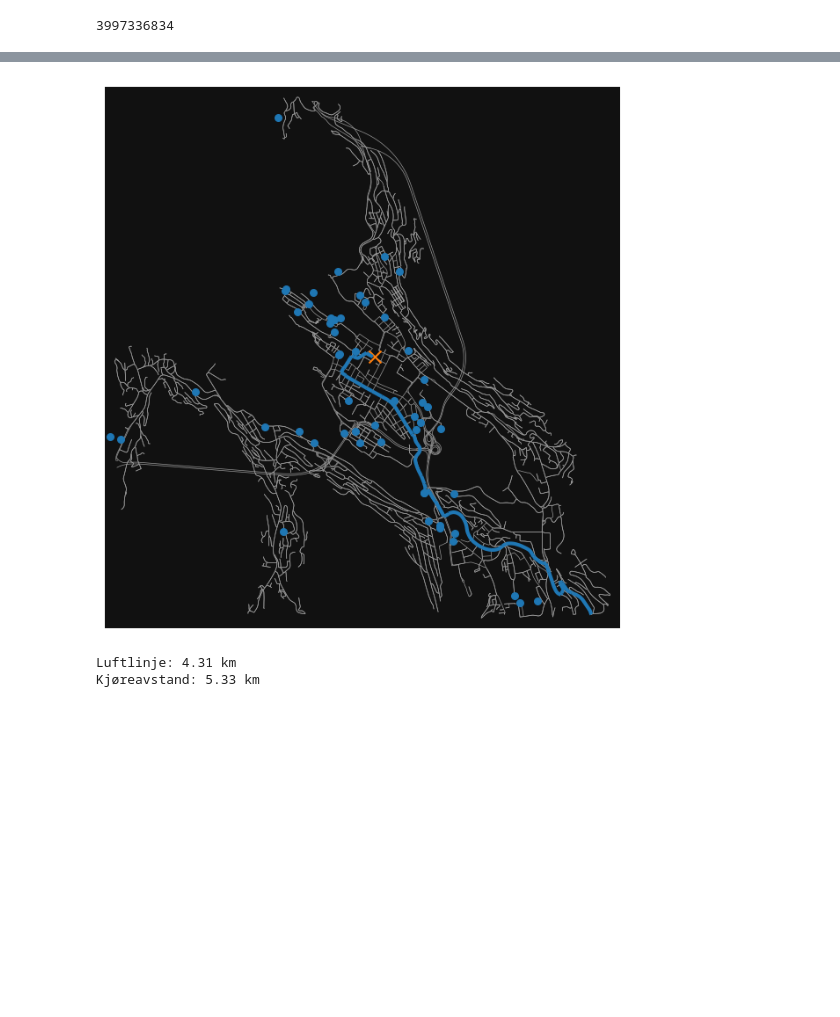
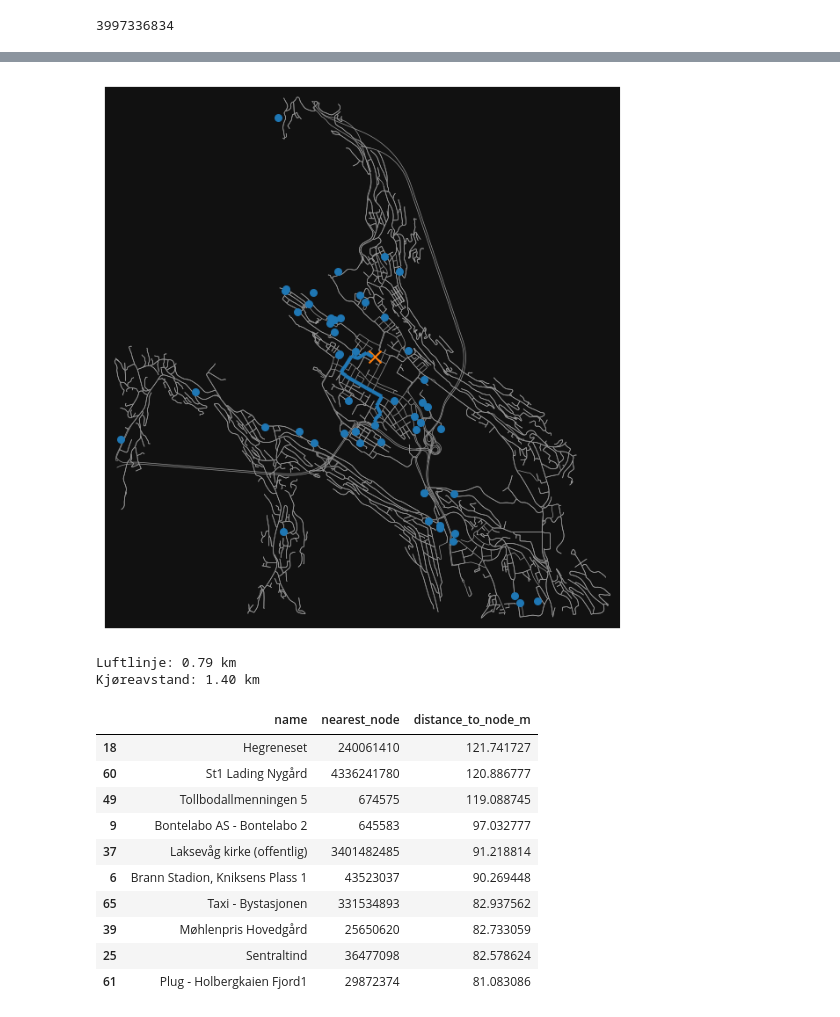
Before and after one commit to hcloenne/nearest-ev-charger, a Jupyter notebook: notebooks/road_network_routing.ipynb, the cells around one changed output, grey strips where cells are left out. Saved outputs shown, nothing was run; the diff lists cells and outputs as text; code cells hidden in the pictures; blank space fills up the shorter version.

```diff
--- a/notebooks/road_network_routing.ipynb
+++ b/notebooks/road_network_routing.ipynb
@@ -276,7 +348,7 @@ route_edges.plot(
     linewidth=3
 )
 
-chargers.plot(
+chargers_local.plot(
     ax=ax,
     markersize=30
 )
@@ -295,9 +367,9 @@ start_gdf.plot(
 
 plt.show()
 # %% [output]
-[figure, old version]
+[figure, new version]
 # %%
-chargers_utm = chargers.to_crs(epsg=25832)
+chargers_utm = chargers_local.to_crs(epsg=25832)
 start_utm = start_gdf.to_crs(epsg=25832)
 
 straight_line_m = chargers_utm.iloc[0].geometry.distance(
@@ -307,5 +379,34 @@ straight_line_m = chargers_utm.iloc[0].geometry.distance(
 print(f"Luftlinje: {straight_line_m / 1000:.2f} km")
 print(f"Kjøreavstand: {distance_km:.2f} km")
 # %% [output]
-Luftlinje: 4.31 km
-Kjøreavstand: 5.33 km
+Luftlinje: 0.79 km
+Kjøreavstand: 1.40 km
+# %%
+charger_nodes, distances = ox.distance.nearest_nodes(
+    G,
+    X=chargers_local.geometry.x,
+    Y=chargers_local.geometry.y,
+    return_dist=True
+)
+
+chargers_local["nearest_node"] = charger_nodes
+chargers_local["distance_to_node_m"] = distances
+
+chargers_local[
+    ["name", "nearest_node", "distance_to_node_m"]
+].sort_values(
+    "distance_to_node_m",
+    ascending=False
+).head(10)
+# %% [output]
+|  | name | nearest_node | distance_to_node_m |
+| 18 | Hegreneset | 240061410 | 121.741727 |
+| 60 | St1 Lading Nygård | 4336241780 | 120.886777 |
+| 49 | Tollbodallmenningen 5 | 674575 | 119.088745 |
+| 9 | Bontelabo AS - Bontelabo 2 | 645583 | 97.032777 |
+| 37 | Laksevåg kirke (offentlig) | 3401482485 | 91.218814 |
+| 6 | Brann Stadion, Kniksens Plass 1 | 43523037 | 90.269448 |
+| 65 | Taxi - Bystasjonen | 331534893 | 82.937562 |
+| 39 | Møhlenpris Hovedgård | 25650620 | 82.733059 |
+| 25 | Sentraltind | 36477098 | 82.578624 |
+| 61 | Plug - Holbergkaien Fjord1 | 29872374 | 81.083086 |
```
Also changed, not shown: parts of 13 cells of this notebook.
